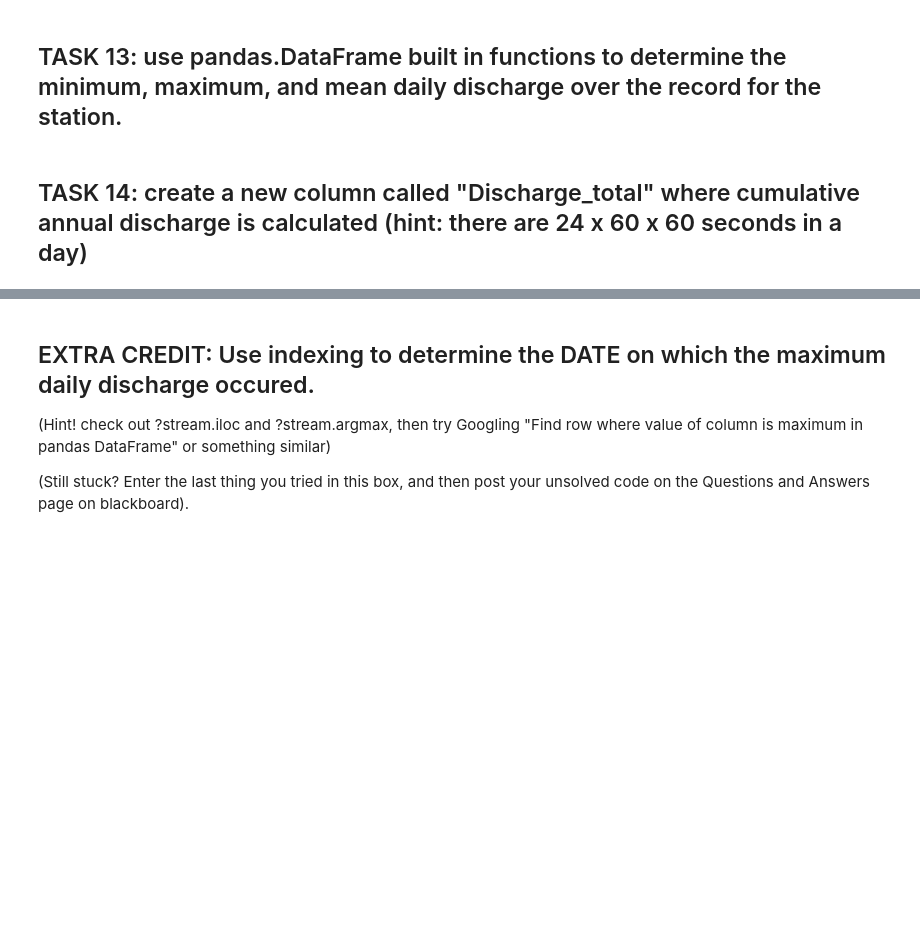
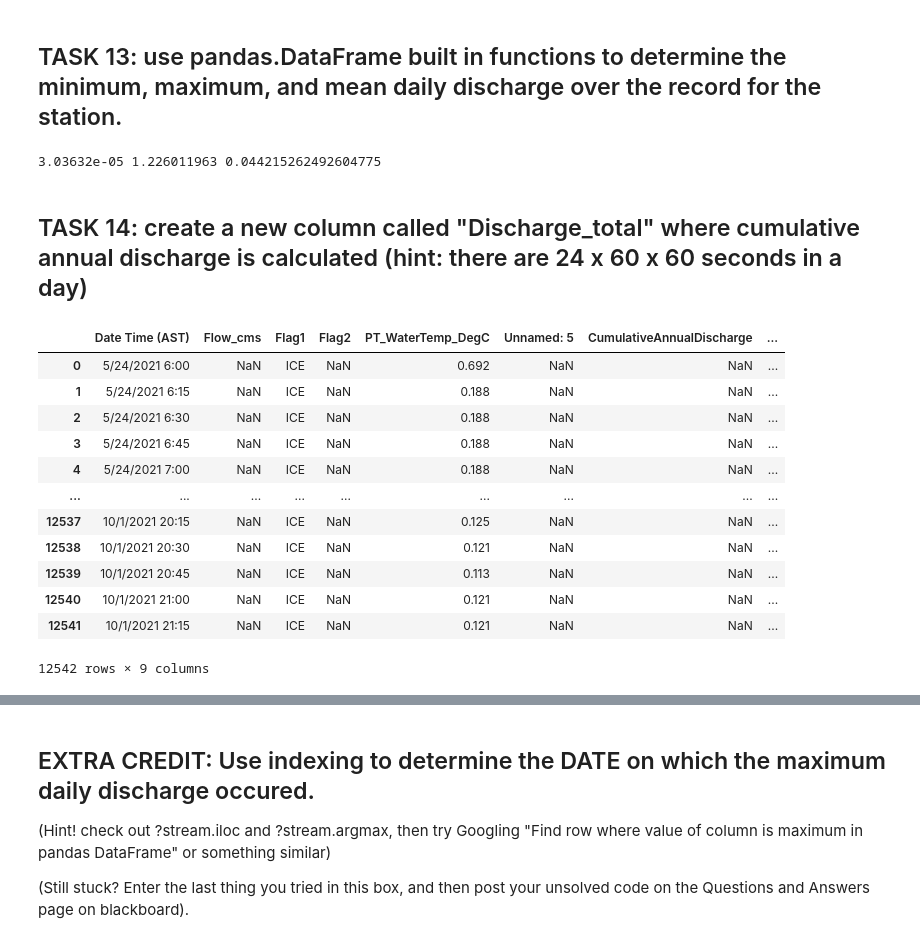
Before and after one commit to Best-BViriyaroj/WaterDig, a Jupyter notebook: CodeSprints/Python101.ipynb, the cells around one changed output, grey strips where cells are left out. Saved outputs shown, nothing was run; the diff lists cells and outputs as text; code cells hidden in the pictures; blank space fills up the shorter version.

```diff
--- a/CodeSprints/Python101.ipynb
+++ b/CodeSprints/Python101.ipynb
@@ -680,9 +785,12 @@ stream.
 ## TASK 13: use pandas.DataFrame built in functions to determine the minimum, maximum, and mean daily discharge over the record for the station.
 # %%
 #use pandas.DataFrame functions to assign appropriate values to the variables here.
-min_dis =
-max_dis =
-mean_dis =
+#stream.head()
+min_dis = stream['Flow_cms'].min()
+max_dis = stream['Flow_cms'].max()
+mean_dis = stream['Flow_cms'].mean()
 print(min_dis, max_dis, mean_dis)
+# %% [output]
+3.03632e-05 1.226011963 0.044215262492604775
 # %% [markdown]
 ## TASK 14: create a new column called "Discharge_total" where cumulative annual discharge is calculated (hint: there are 24 x 60 x 60 seconds in a day)
@@ -690,0 +797,39 @@ print(min_dis, max_dis, mean_dis)
+# %%
+#enter calculations here
+#So does this mean that I would need to convert the discharge currently (the unit being
+#cubic meter per second to cubic meter per year. But if I have to do this then I would
+#need to calculate for example the discharge starting from 6:07:30 since that's the
+#middle of the date time for each index and then multiply by 7.5*60 seconds and then
+#divided by the amount of seconds in a year (60*60*24*365) then accumulate the values
+#through each time step. However, there are no data for the entire year even.
+#So are we expected to do this because if not then I can just accumulate the value by
+#using for loop and then call the values from the previous timestep
+
+#I'll just assume that the task wants to have discharge per day since that was hinted
+
+#stream['CumulativeAnnualDischarge'] = 0
+
+#stream['Flow_cms_no_na'] = stream['Flow_cms'].fillna(0)
+
+#stream['Flow_cms_cum'] = 0
+
+for i in range(len(stream)):
+    if i == 0:
+        stream.loc[i,'Flow_cms_cum'] = stream.loc[i, 'Flow_cms_no_na']
+    else:
+        stream.loc[i,'Flow_cms_cum'] = (stream.loc[i, 'Flow_cms_no_na']*15*60 + stream.loc[i-1, 'Flow_cms_cum'])
+stream
+# %% [output]
+|  | Date Time (AST) | Flow_cms | Flag1 | Flag2 | PT_WaterTemp_DegC | Unnamed: 5 | CumulativeAnnualDischarge | ... |
+| 0 | 5/24/2021 6:00 | NaN | ICE | NaN | 0.692 | NaN | NaN | ... |
+| 1 | 5/24/2021 6:15 | NaN | ICE | NaN | 0.188 | NaN | NaN | ... |
+| 2 | 5/24/2021 6:30 | NaN | ICE | NaN | 0.188 | NaN | NaN | ... |
+| 3 | 5/24/2021 6:45 | NaN | ICE | NaN | 0.188 | NaN | NaN | ... |
+| 4 | 5/24/2021 7:00 | NaN | ICE | NaN | 0.188 | NaN | NaN | ... |
+| ... | ... | ... | ... | ... | ... | ... | ... | ... |
+| 12537 | 10/1/2021 20:15 | NaN | ICE | NaN | 0.125 | NaN | NaN | ... |
+| 12538 | 10/1/2021 20:30 | NaN | ICE | NaN | 0.121 | NaN | NaN | ... |
+| 12539 | 10/1/2021 20:45 | NaN | ICE | NaN | 0.113 | NaN | NaN | ... |
+| 12540 | 10/1/2021 21:00 | NaN | ICE | NaN | 0.121 | NaN | NaN | ... |
+| 12541 | 10/1/2021 21:15 | NaN | ICE | NaN | 0.121 | NaN | NaN | ... |
+12542 rows × 9 columns
```
Also changed, not shown: parts of 15 cells of this notebook, 1 other file.
